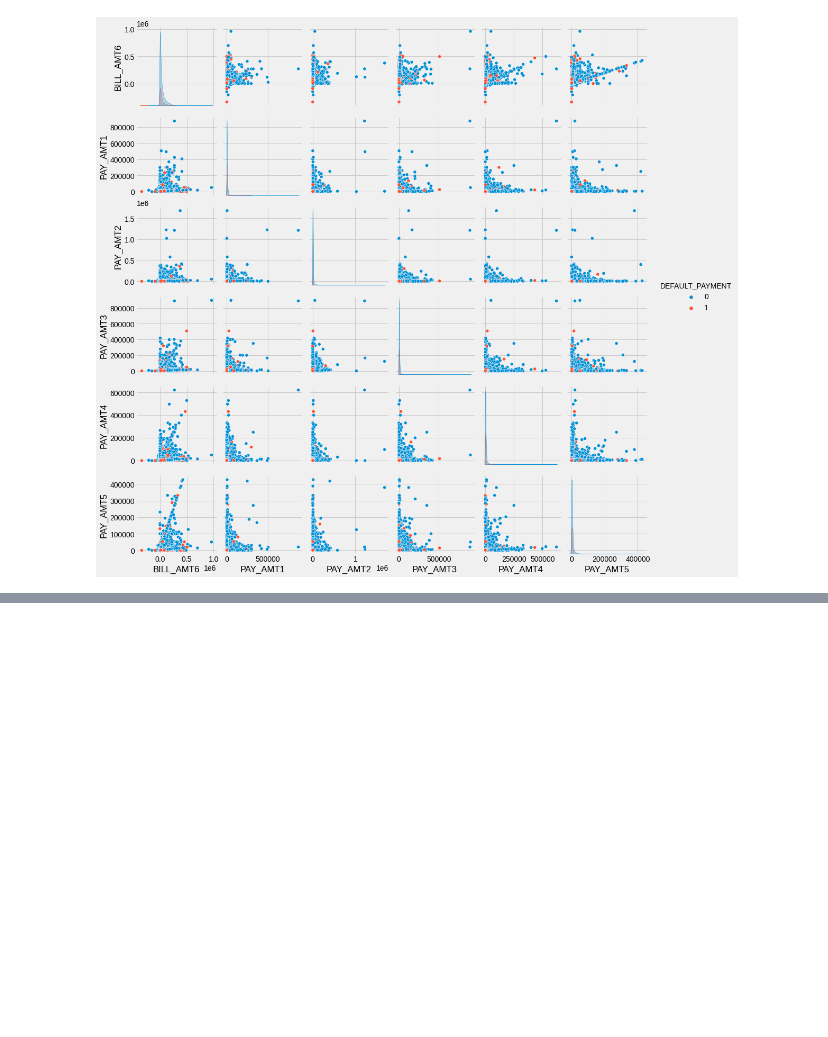
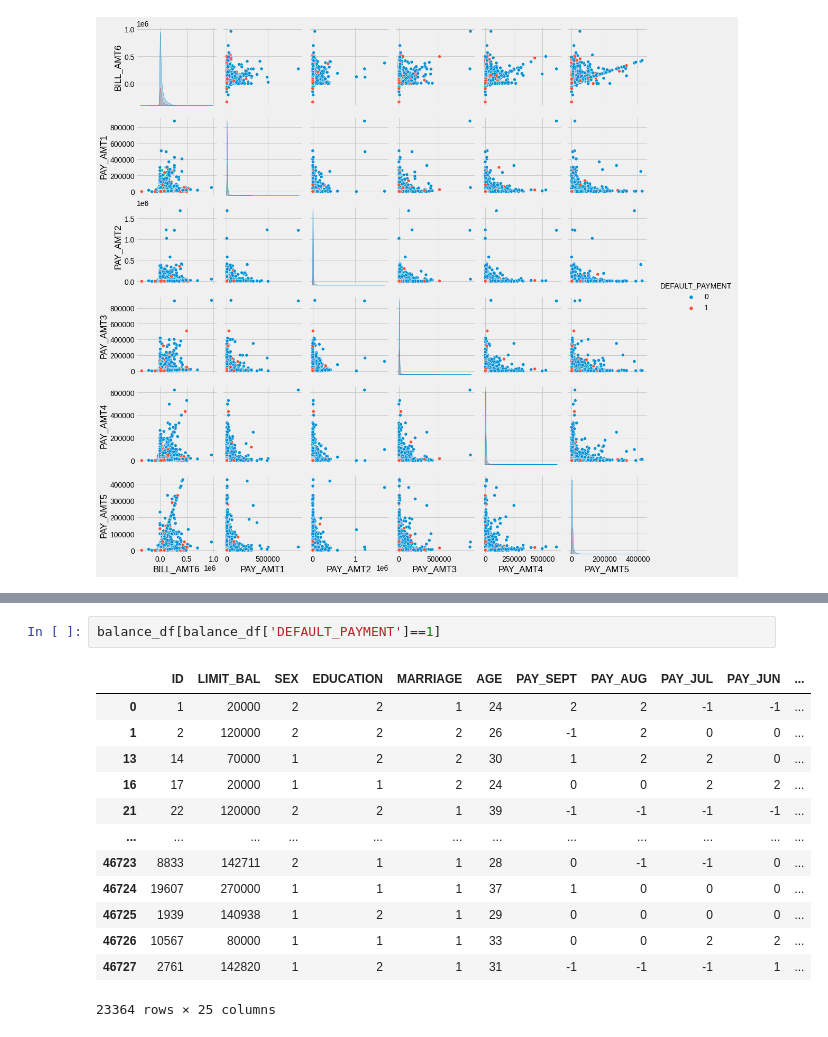
Before and after one commit to Hiteshlko1/Credit-card-default-prediction, a Jupyter notebook: Capstone_Project_Credit_Card_Default_Prediction_Hitesh__Verma.ipynb, the cells around one changed output, grey strips where cells are left out. Cells and saved outputs as stored; diff of their text form; blank space fills up the shorter version.

```diff
--- a/Capstone_Project_Credit_Card_Default_Prediction_Hitesh__Verma.ipynb
+++ b/Capstone_Project_Credit_Card_Default_Prediction_Hitesh__Verma.ipynb
@@ -420,0 +495,16 @@ sns.pairplot(df, vars=df.columns[17:23],hue = 'DEFAULT_PAYMENT')
+# %%
+balance_df[balance_df['DEFAULT_PAYMENT']==1]
+# %% [output]
+|  | ID | LIMIT_BAL | SEX | EDUCATION | MARRIAGE | AGE | PAY_SEPT | PAY_AUG | PAY_JUL | PAY_JUN | ... |
+| 0 | 1 | 20000 | 2 | 2 | 1 | 24 | 2 | 2 | -1 | -1 | ... |
+| 1 | 2 | 120000 | 2 | 2 | 2 | 26 | -1 | 2 | 0 | 0 | ... |
+| 13 | 14 | 70000 | 1 | 2 | 2 | 30 | 1 | 2 | 2 | 0 | ... |
+| 16 | 17 | 20000 | 1 | 1 | 2 | 24 | 0 | 0 | 2 | 2 | ... |
+| 21 | 22 | 120000 | 2 | 2 | 1 | 39 | -1 | -1 | -1 | -1 | ... |
+| ... | ... | ... | ... | ... | ... | ... | ... | ... | ... | ... | ... |
+| 46723 | 8833 | 142711 | 2 | 1 | 1 | 28 | 0 | -1 | -1 | 0 | ... |
+| 46724 | 19607 | 270000 | 1 | 1 | 1 | 37 | 1 | 0 | 0 | 0 | ... |
+| 46725 | 1939 | 140938 | 1 | 2 | 1 | 29 | 0 | 0 | 0 | 0 | ... |
+| 46726 | 10567 | 80000 | 1 | 1 | 1 | 33 | 0 | 0 | 2 | 2 | ... |
+| 46727 | 2761 | 142820 | 1 | 2 | 1 | 31 | -1 | -1 | -1 | 1 | ... |
+23364 rows × 25 columns
```
Also changed, not shown: parts of 15 cells of this notebook.
